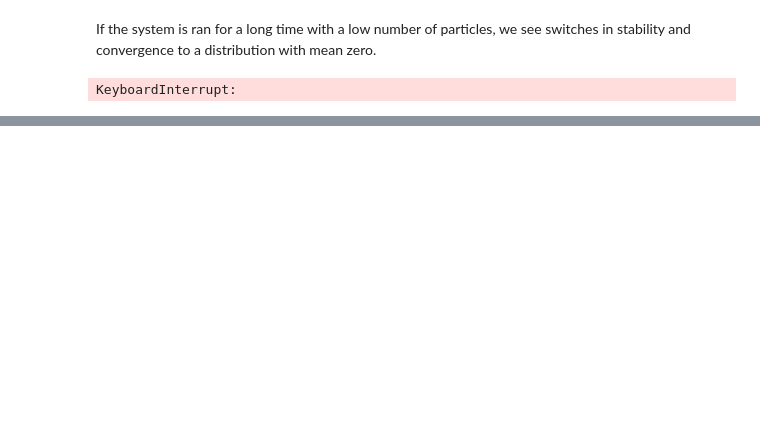
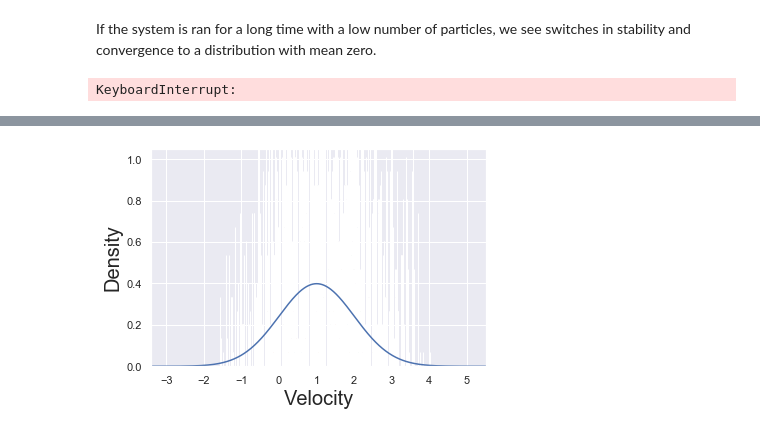
Before and after one commit to Tom271/InteractingParticleSystems, a Jupyter notebook: Project Supplement.ipynb, the cells around one changed output, grey strips where cells are left out. Drawn from its saved outputs; the diff is of its cells as text; code cells hidden in the pictures; blank space fills up the shorter version.

```diff
--- a/Project Supplement.ipynb
+++ b/Project Supplement.ipynb
@@ -411,0 +449,7 @@ g = sns.jointplot(x_1.flatten(), v_1.flatten(), kind="hex", height=7, space=0)
+# %%
+%matplotlib inline
+fig, ax = plt.subplots()
+hetplt.plot_vel_hist(slice(-100,-1), t,x,v,ax)
+fig.show()
+# %% [output]
+[figure, added]
```
Also changed, not shown: parts of 8 cells of this notebook, 3 other files.
